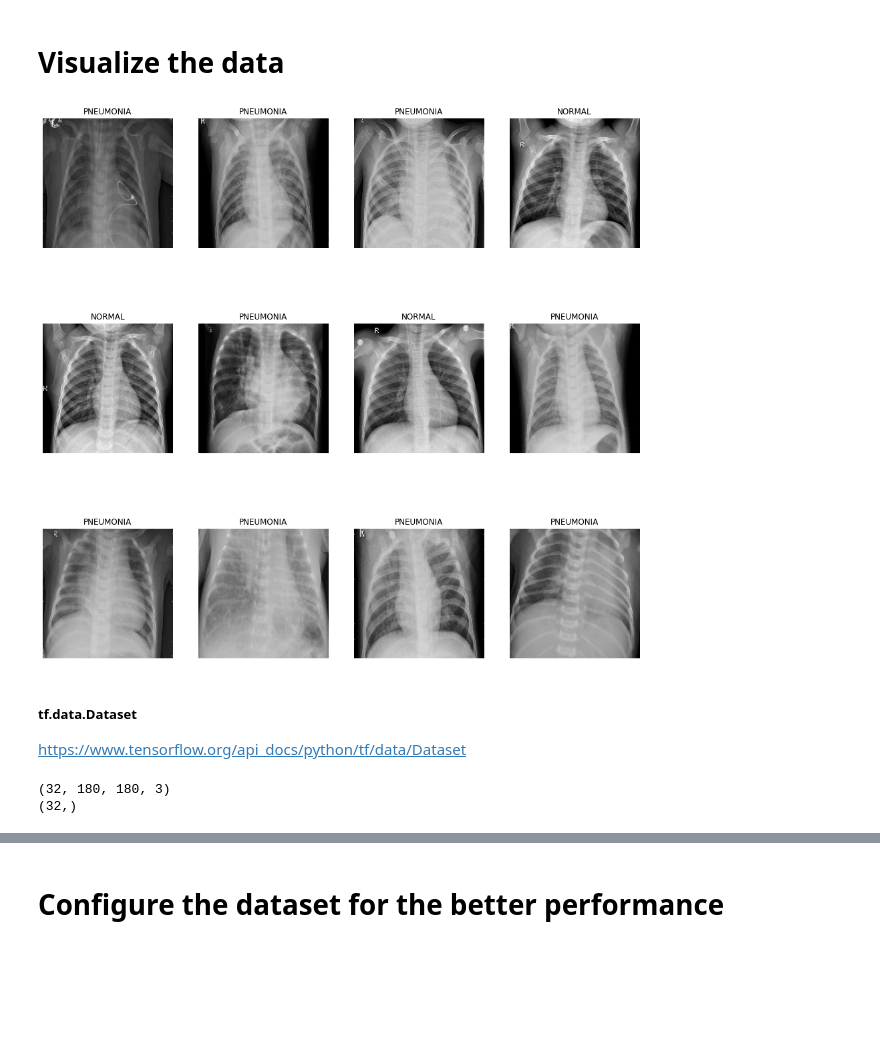
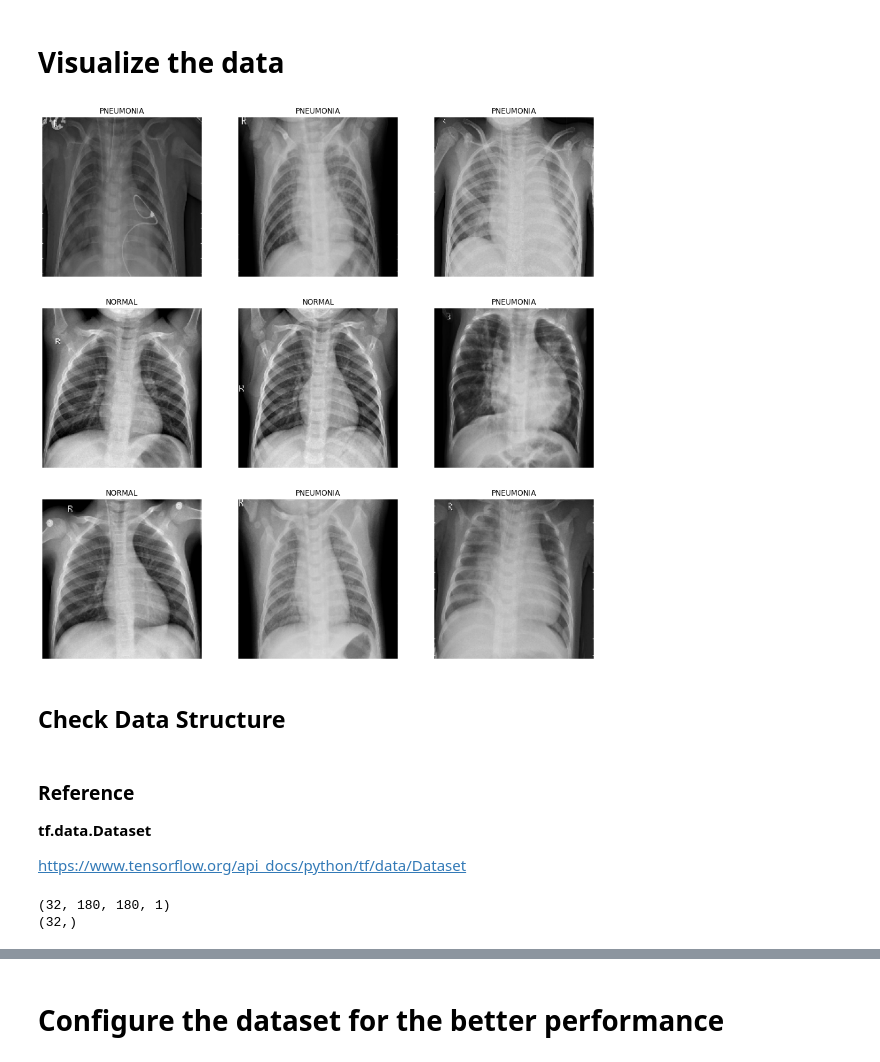
Before and after one commit to jooyeongkang/detection-pneumonia, a Jupyter notebook: ChestXRay_Pneumonia.ipynb, the cells around one changed output, grey strips where cells are left out. Saved outputs shown, nothing was run; the diff lists cells and outputs as text; code cells hidden in the pictures; blank space fills up the shorter version.

```diff
--- a/ChestXRay_Pneumonia.ipynb
+++ b/ChestXRay_Pneumonia.ipynb
@@ -39,0 +44,11 @@ dir_dt_test = pathlib.Path(dir_dt_test)
+# %%
+"""# Train Data _Jin's data
+dir_dt_train = '/gdrive/MyDrive/CXR/chest_xray/chest_xray/train'
+dir_dt_train = pathlib.Path(dir_dt_train)
+# Validation Data(merged to the train data due to the small amount of validation data)
+#dir_dt_val = '/gdrive/MyDrive/CXR/chest_xray/chest_xray/val'
+#dir_dt_val = pathlib.Path(dir_dt_val)
+
+# Test Data
+dir_dt_test = '/gdrive/MyDrive/CXR/chest_xray/chest_xray/test'
+dir_dt_test = pathlib.Path(dir_dt_test)"""
@@ -105,7 +123,7 @@ dt_train = tf.keras.preprocessing.image_dataset_from_directory(
     labels='inferred',
     label_mode='int',
     class_names=None,
-    color_mode='rgb', # Chanage to 'grayscale' later
+    color_mode='grayscale', # Option: rgb
     batch_size=batch_size,
     image_size=(img_height, img_width),
     shuffle=True,
@@ -140,16 +158,20 @@ num_class = len(dt_train.class_names)
 # %%
 plt.figure(figsize=(16, 16))
 
 for images, labels in dt_train.take(1):
-  for i in range(12):
-    ax = plt.subplot(3, 4, i + 1)
-    plt.imshow(images[i].numpy().astype("uint8"))
+  for i in range(9):
+    ax = plt.subplot(3, 3, i + 1)
+    plt.imshow(tf.squeeze(images[i].numpy().astype("uint8")), cmap='gray', vmin=0, vmax=255)
     plt.title(dt_train.class_names[labels[i]])
     plt.axis("off")
 # %% [output]
-[figure, old version]
+[figure, new version]
+# %% [markdown]
+## Check Data Structure
 # %% [markdown]
-##### tf.data.Dataset
+### Reference
+**tf.data.Dataset**
+
 https://www.tensorflow.org/api_docs/python/tf/data/Dataset
 # %%
 for image_batch, labels_batch in dt_train:
@@ -157,5 +179,5 @@ for image_batch, labels_batch in dt_train:
   print(labels_batch.shape)
   break
 # %% [output]
-(32, 180, 180, 3)
+(32, 180, 180, 1)
 (32,)
```
Also changed, not shown: parts of 86 cells of this notebook.
